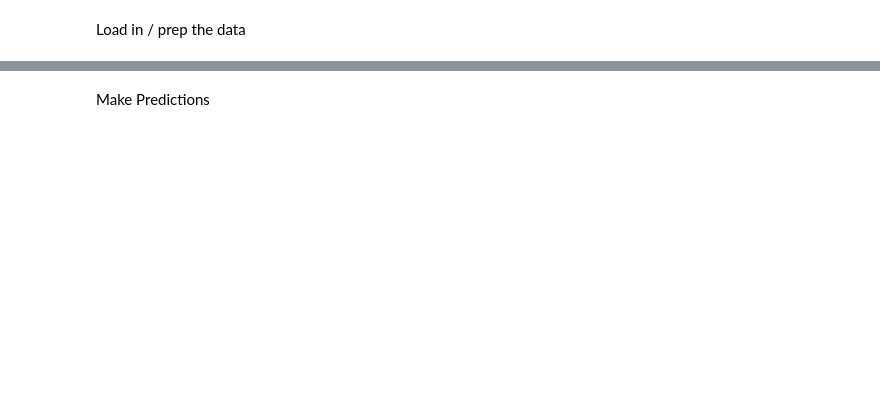
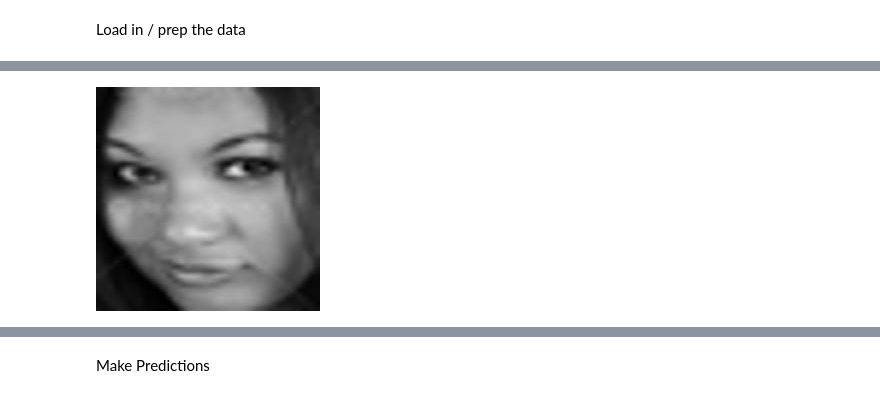
Before and after one commit to angela-gervino/Stress-Detection-AI-Model, a Jupyter notebook: Model.ipynb, the cells around one changed output, grey strips where cells are left out. Drawn from its saved outputs; the diff is of its cells as text; code cells hidden in the pictures; blank space fills up the shorter version.

```diff
--- a/Model.ipynb
+++ b/Model.ipynb
@@ -44,7 +48,9 @@ NUmber of images for testing: 639
 # %%
 # Display an image
-angry = list(train_dir.glob('Angry/*'))
+angry = list(test_dir.glob('Neutral/*'))
 Image.open(str(angry[0]))
+# %% [output]
+[figure, added]
 # %%
 # Check how many samples fall into each emotion category
 print("Number of samples in each emotion category in the Train/Val set")
```
Also changed, not shown: parts of 19 cells of this notebook.
